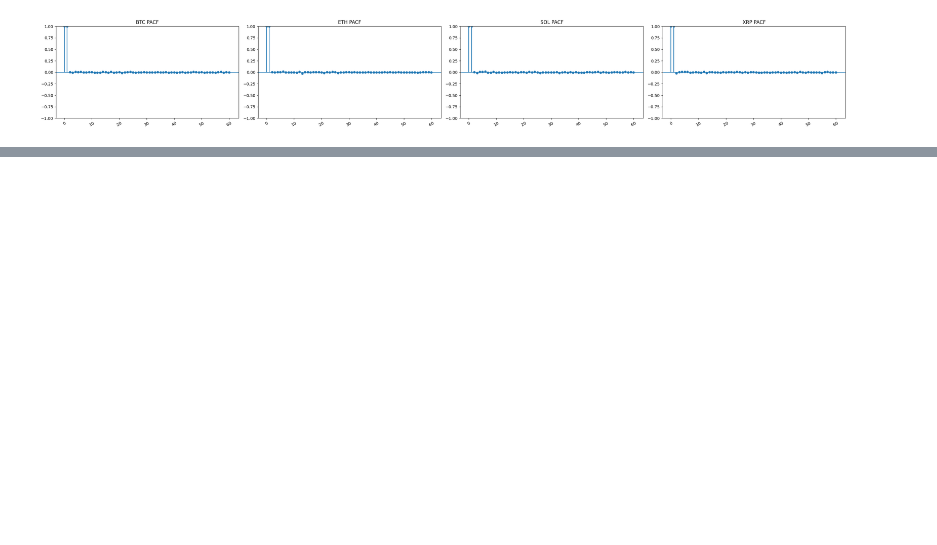
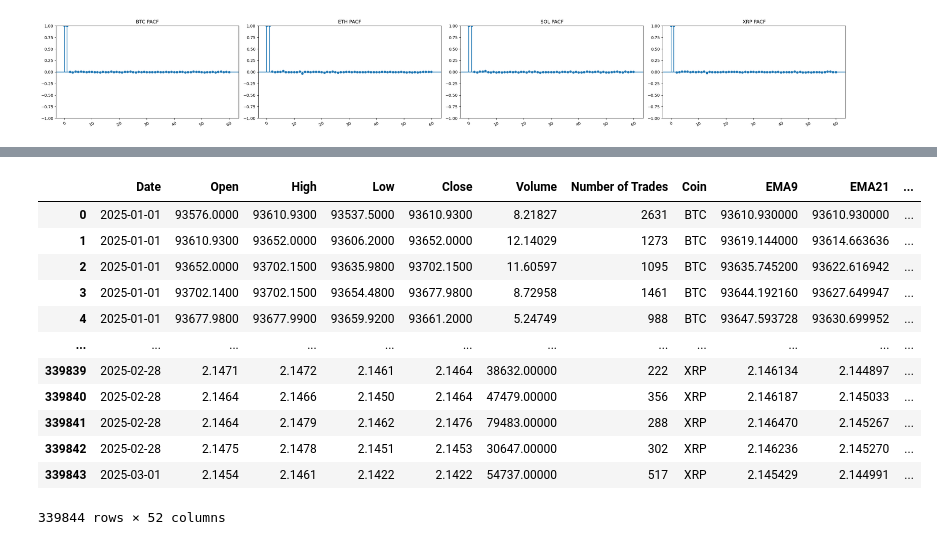
Before and after one commit to onepersonhere/4211-project, a Jupyter notebook: crypto/copy/visualization.ipynb, the cells around one changed output, grey strips where cells are left out. Drawn from its saved outputs; the diff is of its cells as text; code cells hidden in the pictures; blank space fills up the shorter version.

```diff
--- a/crypto/copy/visualization.ipynb
+++ b/crypto/copy/visualization.ipynb
@@ -147,0 +180,16 @@ for token, color in zip(crypto, colors):
+# %%
+df
+# %% [output]
+|  | Date | Open | High | Low | Close | Volume | Number of Trades | Coin | EMA9 | EMA21 | ... |
+| 0 | 2025-01-01 | 93576.0000 | 93610.9300 | 93537.5000 | 93610.9300 | 8.21827 | 2631 | BTC | 93610.930000 | 93610.930000 | ... |
+| 1 | 2025-01-01 | 93610.9300 | 93652.0000 | 93606.2000 | 93652.0000 | 12.14029 | 1273 | BTC | 93619.144000 | 93614.663636 | ... |
+| 2 | 2025-01-01 | 93652.0000 | 93702.1500 | 93635.9800 | 93702.1500 | 11.60597 | 1095 | BTC | 93635.745200 | 93622.616942 | ... |
+| 3 | 2025-01-01 | 93702.1400 | 93702.1500 | 93654.4800 | 93677.9800 | 8.72958 | 1461 | BTC | 93644.192160 | 93627.649947 | ... |
+| 4 | 2025-01-01 | 93677.9800 | 93677.9900 | 93659.9200 | 93661.2000 | 5.24749 | 988 | BTC | 93647.593728 | 93630.699952 | ... |
+| ... | ... | ... | ... | ... | ... | ... | ... | ... | ... | ... | ... |
+| 339839 | 2025-02-28 | 2.1471 | 2.1472 | 2.1461 | 2.1464 | 38632.00000 | 222 | XRP | 2.146134 | 2.144897 | ... |
+| 339840 | 2025-02-28 | 2.1464 | 2.1466 | 2.1450 | 2.1464 | 47479.00000 | 356 | XRP | 2.146187 | 2.145033 | ... |
+| 339841 | 2025-02-28 | 2.1464 | 2.1479 | 2.1462 | 2.1476 | 79483.00000 | 288 | XRP | 2.146470 | 2.145267 | ... |
+| 339842 | 2025-02-28 | 2.1475 | 2.1478 | 2.1451 | 2.1453 | 30647.00000 | 302 | XRP | 2.146236 | 2.145270 | ... |
+| 339843 | 2025-03-01 | 2.1454 | 2.1461 | 2.1422 | 2.1422 | 54737.00000 | 517 | XRP | 2.145429 | 2.144991 | ... |
+339844 rows × 52 columns
```
Also changed, not shown: parts of 8 cells of this notebook.
